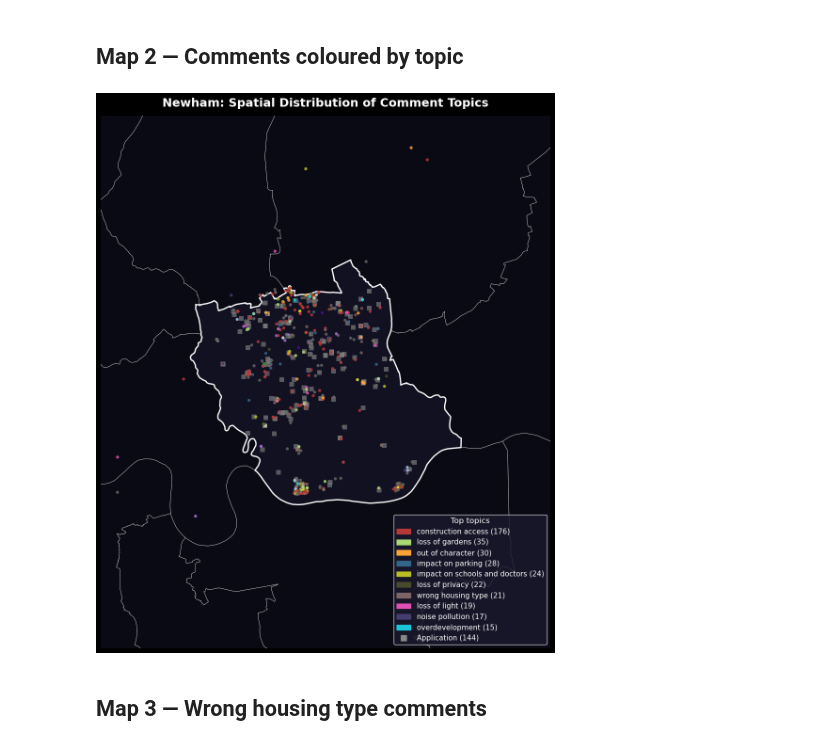
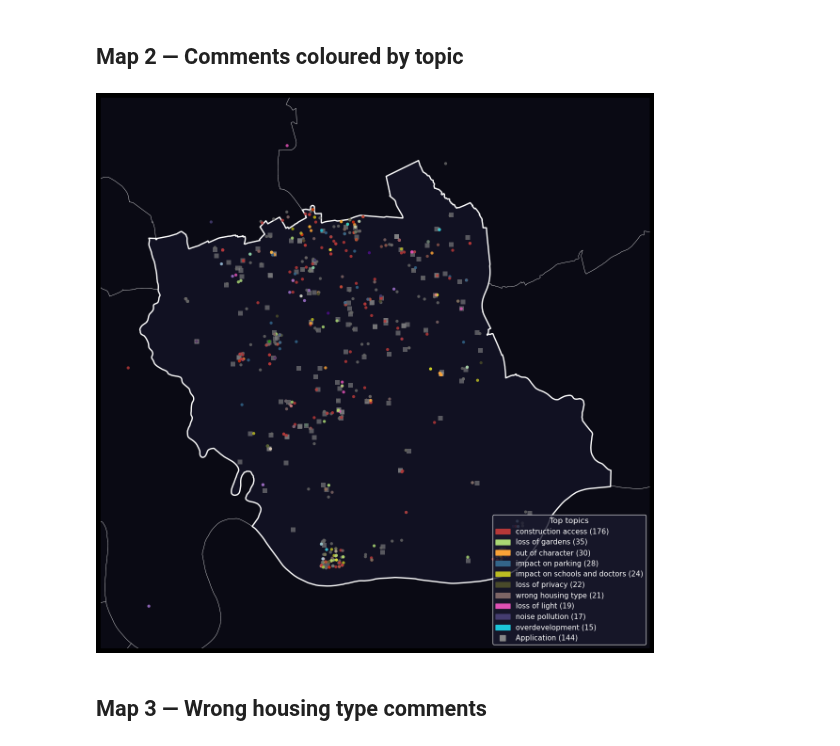
Before and after one commit to Bea-Taylor/nimby_nlp, a Jupyter notebook: notebooks/07_newham_maps.ipynb, the cells around one changed output. Cells and saved outputs as stored; diff of their text form; code cells hidden in the pictures.

```diff
--- a/notebooks/07_newham_maps.ipynb
+++ b/notebooks/07_newham_maps.ipynb
@@ -121,7 +121,7 @@ linked = newham_c.dropna(subset=["lat", "lon", "centroid_lat", "centroid_lon"])
 
 # Newham bounding box (used to clip map extent)
 _bounds = newham_boundary.to_crs("EPSG:4326").total_bounds
-_pad = 0.04
+_pad = 0.01
 MAP_XLIM = (_bounds[0] - _pad, _bounds[2] + _pad)
 MAP_YLIM = (_bounds[1] - _pad, _bounds[3] + _pad)
 
@@ -203,7 +203,7 @@ plt.show()
 # %%
 
 fig, ax = plt.subplots(figsize=(12, 12), facecolor="black")
-_base_map(ax, "Newham: Spatial Distribution of Comment Topics")
+_base_map(ax, "")
 
 ax.scatter(
     app_centroids_commented["centroid_lon"], app_centroids_commented["centroid_lat"],
@@ -215,34 +215,34 @@ ax.scatter(
     has_coords["lon"], has_coords["lat"],
     c=has_coords["topic_color"], s=22, alpha=0.85, zorder=3, linewidths=0,
 )
 
 topic_counts = (
     has_coords.dropna(subset=["primary_topic"])
     .groupby(["primary_topic", "topic_label", "topic_color"])
     .size()
     .reset_index(name="n")
     .sort_values("n", ascending=False)
     .head(10)
 )
 legend_handles = [
     mpatches.Patch(color=row["topic_color"], label=f"{row['topic_label']} ({row['n']})")
     for _, row in topic_counts.iterrows()
 ]
 legend_handles.append(
     mlines.Line2D([], [], color="#888888", marker="s", linestyle="None",
                   markersize=8, label=f"Application ({len(app_centroids_commented)})")
 )
 leg = ax.legend(handles=legend_handles, loc="lower right",
                 facecolor="#1a1a2e", edgecolor="white", labelcolor="white",
                 fontsize=11, title="Top topics", title_fontsize=12)
 leg.get_title().set_color("white")
 
 plt.tight_layout()
 plt.savefig(FIGURES_DIR / "newham_comment_topics_map.png",
             dpi=150, bbox_inches="tight", facecolor="black")
 plt.show()
 # %% [output]
-[figure, old version]
+[figure, new version]
 # %% [markdown]
 ## Map 3 — Wrong housing type comments
 # %%
```
Also changed, not shown: parts of 3 cells of this notebook, 13 other files.
